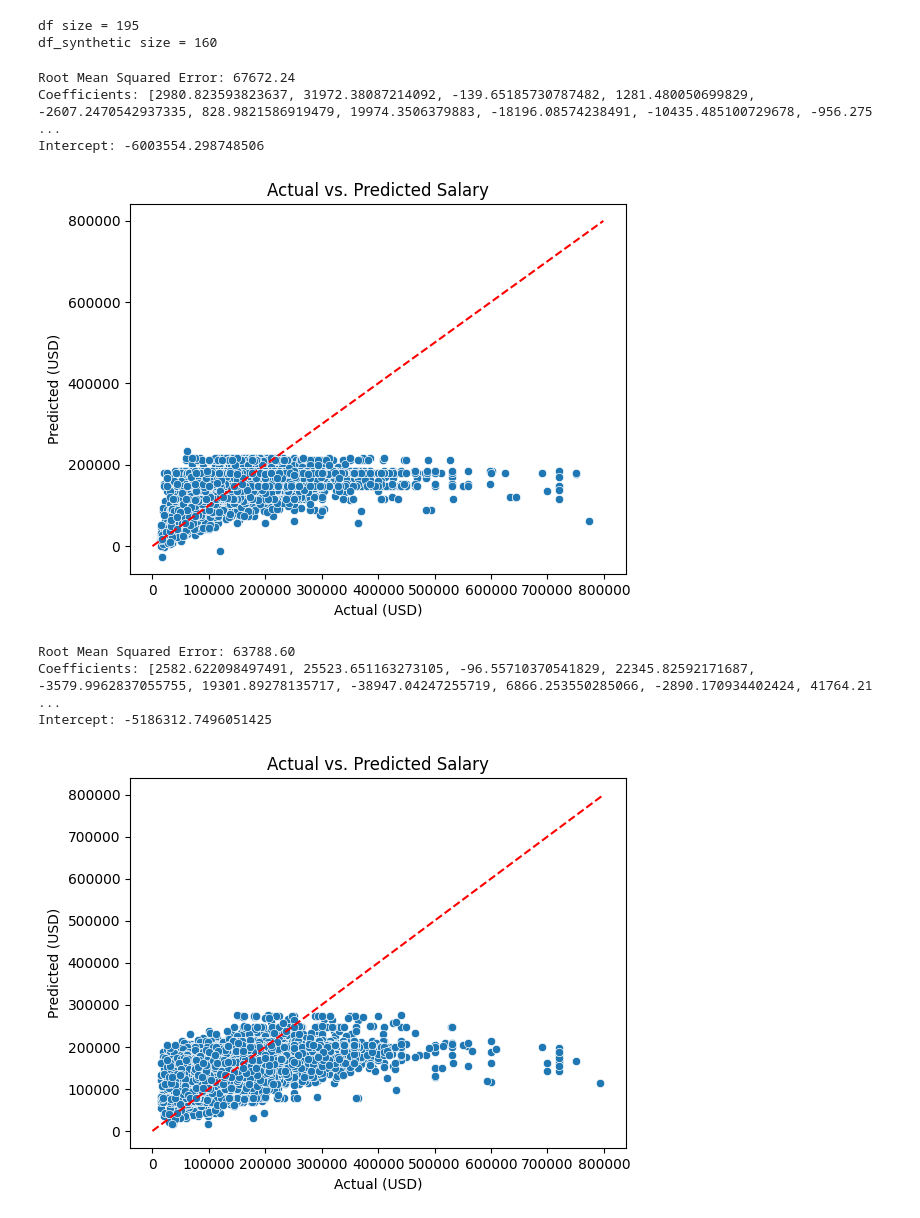
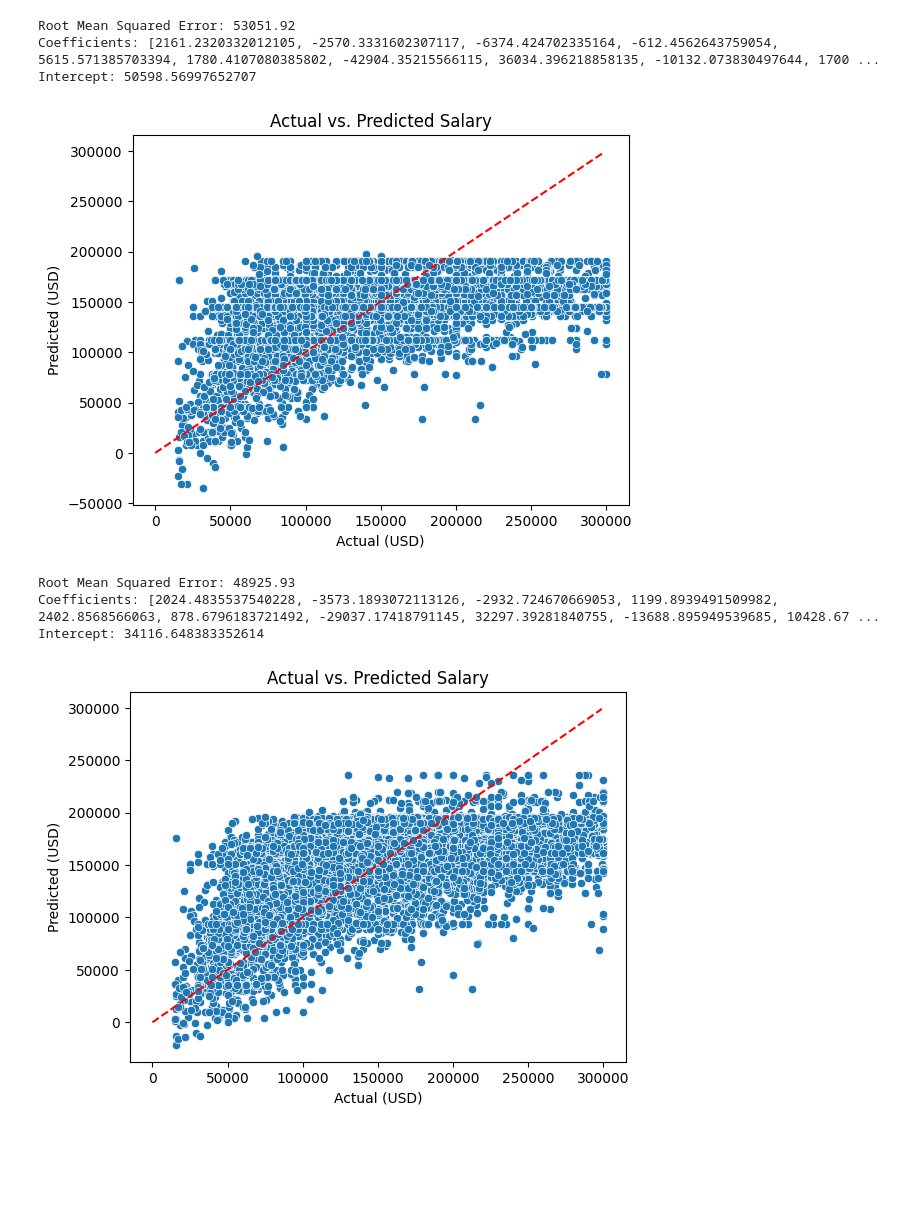
Before and after one commit to hensleyas21/SalariesML, a Jupyter notebook: salaries_model.ipynb, the cells around one changed output. Saved outputs shown, nothing was run; the diff lists cells and outputs as text; code cells hidden in the pictures; blank space fills up the shorter version.

```diff
--- a/salaries_model.ipynb
+++ b/salaries_model.ipynb
@@ -34,0 +31,6 @@ df = df.drop(columns=['salary'])
+# %%
+df = df.drop(columns=['salary'])
+df = pd.get_dummies(df, columns=['work_year', 'experience_level', 'employment_type', 'salary_currency', 'employee_residence', 'remote_ratio', 'company_location', 'company_size'])
+
+print(f'df has {len(df.columns)} columns')
+df
@@ -35,9 +52,17 @@ df = df.drop(columns=['salary'])
 # %%
+# find single and bigram keywords
+
 job_title_keywords = set()
 
 for job_title in df['job_title']:
-    for word in job_title.strip().lower().split(' '):
-        job_title_keywords.add(word)
+    keyword_list = job_title.strip().lower().split(' ')
+
+    for i in range(len(keyword_list) - 1):
+        job_title_keywords.add(keyword_list[i])
+        job_title_keywords.add(f'{keyword_list[i]} {keyword_list[i+1]}')
+
+    job_title_keywords.add(keyword_list[-1])
+
 
 print(job_title_keywords)
 print(len(job_title_keywords))
@@ -53,11 +78,15 @@ new_cols = {}
 
 for keyword in job_title_keywords:
     col_name = f'keyword_{keyword}'
-    new_cols[col_name] = df_synthetic['job_title_lower'].str.contains(keyword)
+    new_col = df_synthetic['job_title_lower'].str.contains(rf'\b{keyword}\b', regex=True)
+    if sum(new_col) >= 100:
+        new_cols[col_name] = new_col
 
 df_synthetic = pd.concat([df_synthetic, pd.DataFrame(new_cols)], axis=1)
 
-df_synthetic = df_synthetic.drop(columns=['job_title_lower'])
+df_synthetic = df_synthetic.drop(columns=['job_title_lower', 'job_title'])
+df = df.drop(columns=['job_title'])
 
+print(f'df_synthetic has {len(df_synthetic.columns)} columns')
 df_synthetic
 # %% [output]
@@ -77,22 +107,10 @@ df_synthetic
-# %%
-df = pd.get_dummies(df, columns=['employment_type', 'employee_residence', 'company_location'])
-df_synthetic = pd.get_dummies(df_synthetic, columns=['employment_type'])
-
-df = df.drop(columns=['job_title', 'salary_currency'])
-df_synthetic = df_synthetic.drop(columns=['job_title', 'salary_currency', 'employee_residence', 'company_location'])
-
-print(f'df size = {len(df.columns)}')
-print(f'df_synthetic size = {len(df_synthetic.columns)}')
-# %% [output]
-df size = 195
-df_synthetic size = 160
 # %%
 prediction_col = 'salary_in_usd'
 
 X = df.drop(columns=[prediction_col])
 y = df[prediction_col]
 
-X_train, X_test, y_train, y_test = train_test_split(X, y, test_size=0.2)
+X_train, X_test, y_train, y_test = train_test_split(X, y, test_size=0.2, random_state=7)
 
 model = LinearRegression()
 model.fit(X_train, y_train)
@@ -106,46 +124,46 @@ print(f"Coefficients: {model.coef_.tolist()}")
 print(f"Intercept: {model.intercept_}")
 
 plot = sns.scatterplot(x=y_test, y=y_pred)
-vals = range(0,800000,1000)
+vals = range(0,sal_cap,1000)
 plt.plot(vals, vals, color='red', linestyle='--', label='y=x')
 plt.title('Actual vs. Predicted Salary')
 plt.xlabel('Actual (USD)')
 plt.ylabel('Predicted (USD)')
 plt.show()
 # %% [output]
-Root Mean Squared Error: 67672.24
-Coefficients: [2980.823593823637, 31972.38087214092, -139.65185730787482, 1281.480050699829, -2607.2470542937335, 828.9821586919479, 19974.3506379883, -18196.08574238491, -10435.485100729678, -956.275 ...
-Intercept: -6003554.298748506
+Root Mean Squared Error: 53051.92
+Coefficients: [2161.2320332012105, -2570.3331602307117, -6374.424702335164, -612.4562643759054, 5615.571385703394, 1780.4107080385802, -42904.35215566115, 36034.396218858135, -10132.073830497644, 1700 ...
+Intercept: 50598.56997652707
-[figure, old version]
+[figure, new version]
 # %%
 prediction_col = 'salary_in_usd'
 
 X = df_synthetic.drop(columns=[prediction_col])
 y = df_synthetic[prediction_col]
 
-X_train, X_test, y_train, y_test = train_test_split(X, y, test_size=0.2)
+X_train, X_test, y_train, y_test = train_test_split(X, y, test_size=0.2, random_state=7)
 
 model = LinearRegression()
 model.fit(X_train, y_train)
 
 y_pred = model.predict(X_test)
 
 rmse = root_mean_squared_error(y_test, y_pred)
 
 print(f"Root Mean Squared Error: {rmse:.2f}")
 print(f"Coefficients: {model.coef_.tolist()}")
 print(f"Intercept: {model.intercept_}")
 
 plot = sns.scatterplot(x=y_test, y=y_pred)
-vals = range(0,800000,1000)
+vals = range(0,sal_cap,1000)
 plt.plot(vals, vals, color='red', linestyle='--', label='y=x')
 plt.title('Actual vs. Predicted Salary')
 plt.xlabel('Actual (USD)')
 plt.ylabel('Predicted (USD)')
 plt.show()
 # %% [output]
-Root Mean Squared Error: 63788.60
-Coefficients: [2582.622098497491, 25523.651163273105, -96.55710370541829, 22345.82592171687, -3579.9962837055755, 19301.89278135717, -38947.04247255719, 6866.253550285066, -2890.170934402424, 41764.21 ...
-Intercept: -5186312.7496051425
+Root Mean Squared Error: 48925.93
+Coefficients: [2024.4835537540228, -3573.1893072113126, -2932.724670669053, 1199.8939491509982, 2402.8568566063, 878.6796183721492, -29037.17418791145, 32297.39281840755, -13688.895949539685, 10428.67 ...
+Intercept: 34116.648383352614
-[figure, old version]
+[figure, new version]
 # %%
```
Also changed, not shown: parts of 9 cells of this notebook.
